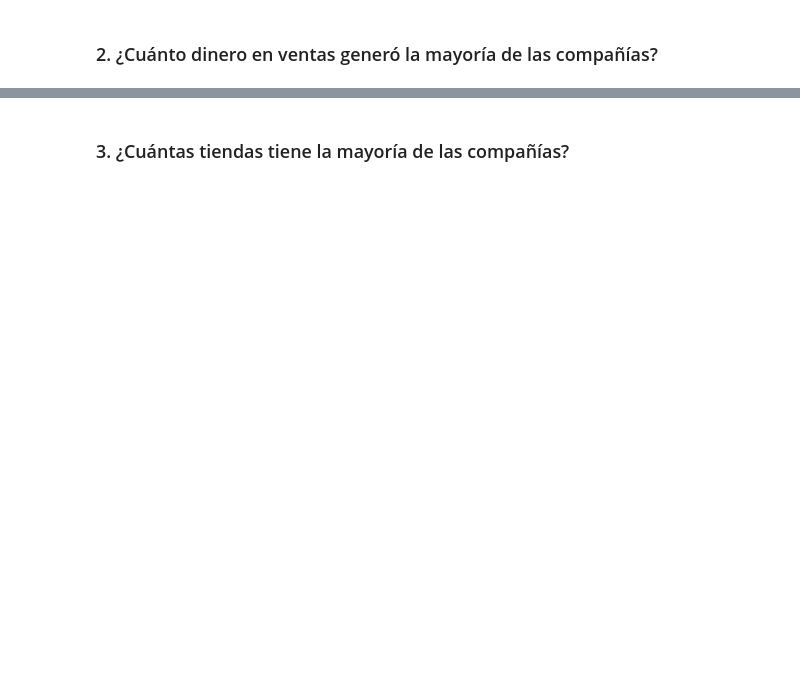
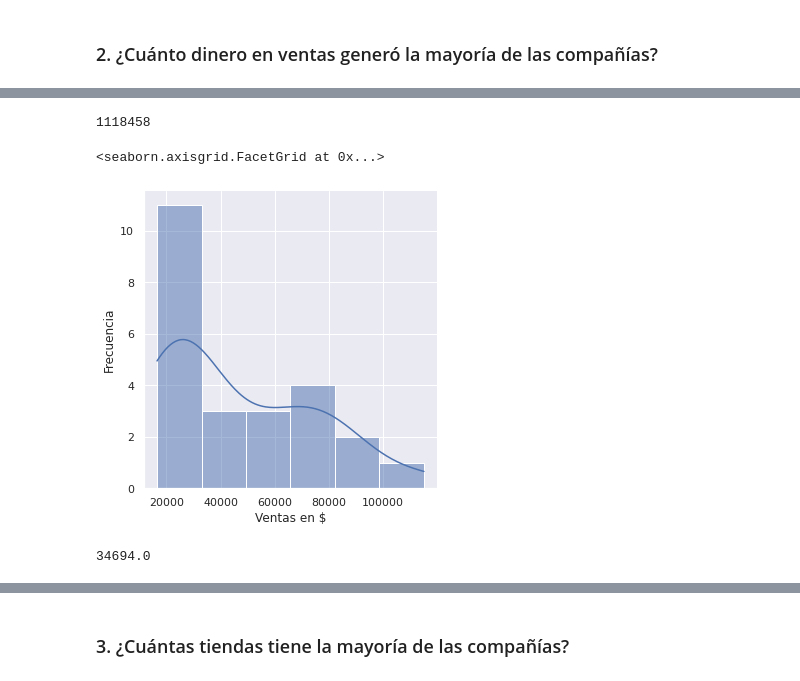
Before and after one commit to LuisReyes98/platzi-datacademy-proyecto, a Jupyter notebook: proyecto_datacademy.ipynb, the cells around one changed output, grey strips where cells are left out. Drawn from its saved outputs; the diff is of its cells as text; code cells hidden in the pictures; blank space fills up the shorter version.

```diff
--- a/proyecto_datacademy.ipynb
+++ b/proyecto_datacademy.ipynb
@@ -216,0 +247,5 @@ El promedio de ventas sin contar la compañia dominante es de $46602.41
+# %%
+Q1 = df['Sales'].quantile(q=0.25)
+print(Q1)
+Q3 = df['Sales'].quantile(q=0.75)
+print(Q3)
@@ -216,0 +255,4 @@ El promedio de ventas sin contar la compañia dominante es de $46602.41
+# %%
+# Rango Intercuartil
+iqr = Q3 - Q1
+iqr
@@ -216,0 +261,5 @@ El promedio de ventas sin contar la compañia dominante es de $46602.41
+# %%
+minlimit = Q1 - 1.5*iqr
+print(f"Minimo: {minlimit}")
+maxlimit = Q3 + 1.5*iqr
+print(f"Maximo: {maxlimit}")
@@ -216,0 +269,3 @@ El promedio de ventas sin contar la compañia dominante es de $46602.41
+# %%
+df_most_sales = df[(df['Sales'] > minlimit) & (df['Sales'] < maxlimit)]
+df_most_sales
@@ -216,0 +326,16 @@ El promedio de ventas sin contar la compañia dominante es de $46602.41
+# %%
+df_most_sales['Sales'].sum()
+# %% [output]
+1118458
+# %%
+sns.set(rc={'figure.figsize': (11.7, 8.27)})
+chart = sns.displot(x=df_most_sales['Sales'], kde=True, rug=False)
+chart.set_xlabels('Ventas en $')
+chart.set_ylabels('Frecuencia')
+# %% [output]
+<seaborn.axisgrid.FacetGrid at 0x...>
+[figure, added]
+# %%
+df_most_sales['Sales'].median()
+# %% [output]
+34694.0
```
Also changed, not shown: parts of 36 cells of this notebook, 1 other file.
